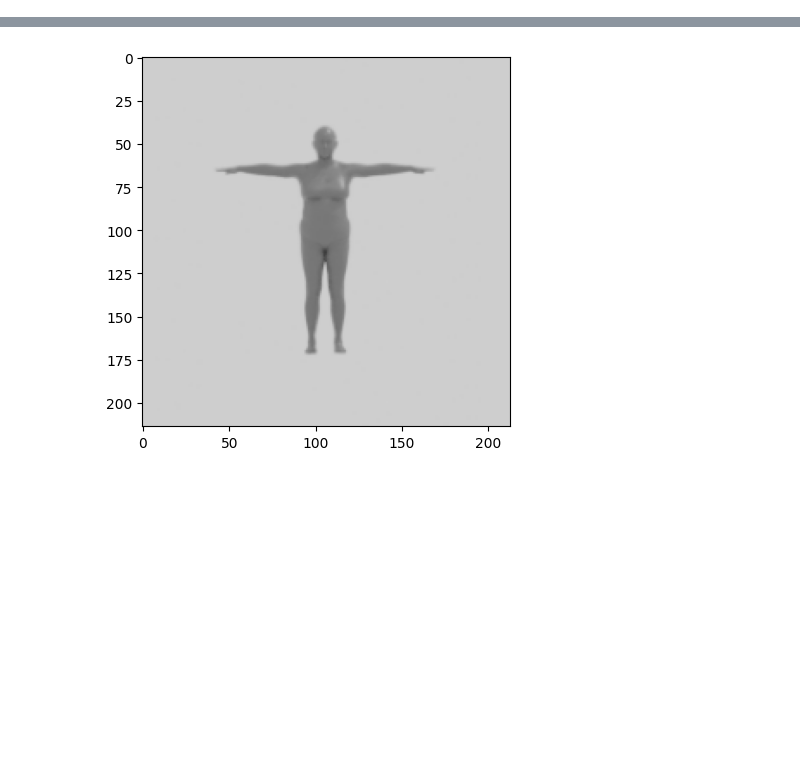
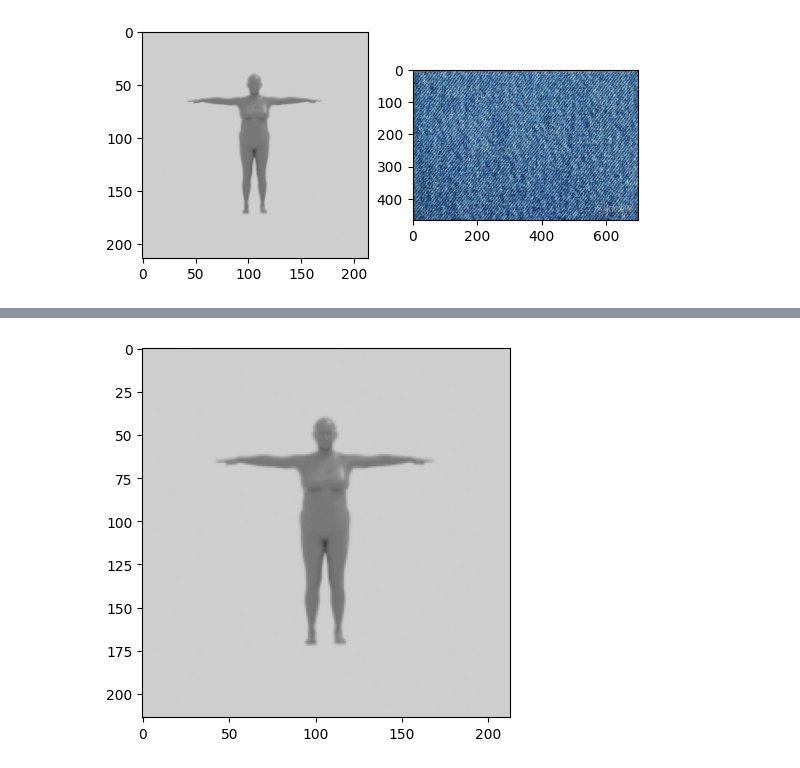
Before and after one commit to jakeng/Pattern2, a Jupyter notebook: Change foreground.ipynb, the cells around one changed output, grey strips where cells are left out. Drawn from its saved outputs; the diff is of its cells as text; code cells hidden in the pictures; blank space fills up the shorter version.

```diff
--- a/Change foreground.ipynb
+++ b/Change foreground.ipynb
@@ -2,3 +2,6 @@
 import numpy as np
 import cv2
 from matplotlib import pyplot as plt
+from PIL import Image, ImageFilter
+import skimage.exposure
+plt.rc('image', cmap='gray') # set default cmap from viridis to gray
@@ -4,0 +13,9 @@ from matplotlib import pyplot as plt
+# %%
+img = cv2.cvtColor(cv2.imread('/Users/jakobenglund/Dropbox/Uni/2 SBG/2 Plichtmodule/Pattern Recognition 2/Unknown.png'), cv2.COLOR_BGR2RGB)
+txt1 = cv2.cvtColor(cv2.imread('/Users/jakobenglund/Dropbox/Uni/2 SBG/2 Plichtmodule/Pattern Recognition 2/texture1.jpg'), cv2.COLOR_BGR2RGB)
+# %%
+fig, ax = plt.subplots(1,2)
+ax[0].imshow(img);
+ax[1].imshow(txt1);
+# %% [output]
+[figure, added]
```
Also changed, not shown: parts of 15 cells of this notebook.
